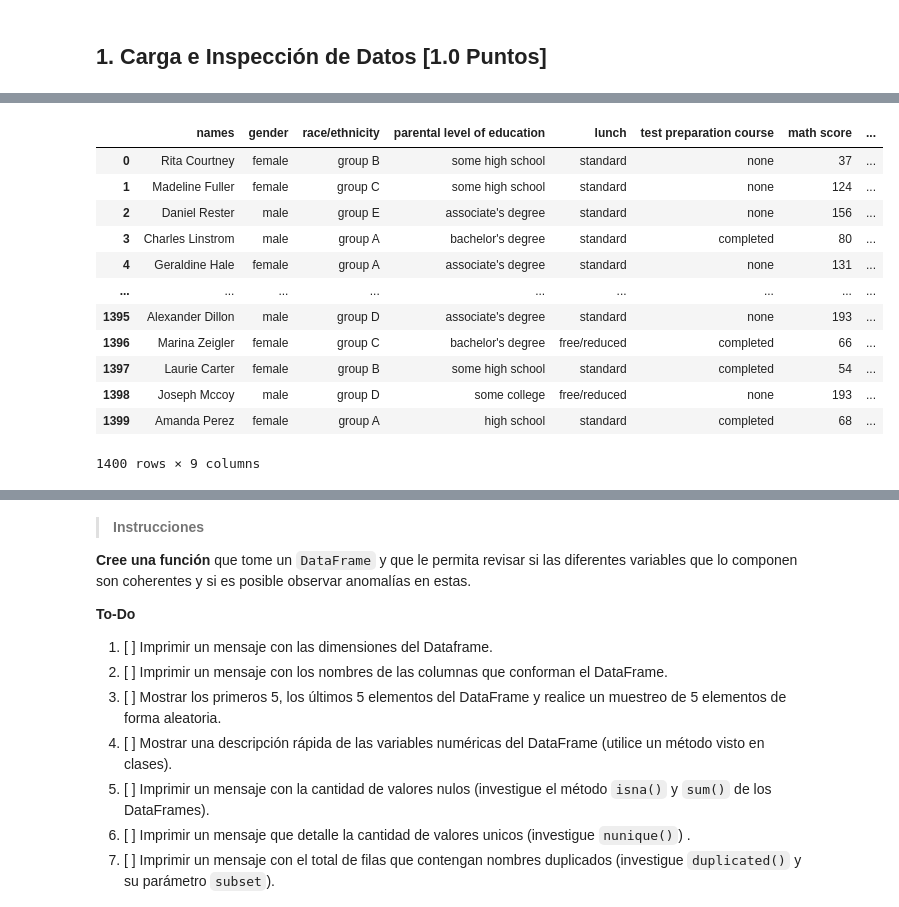
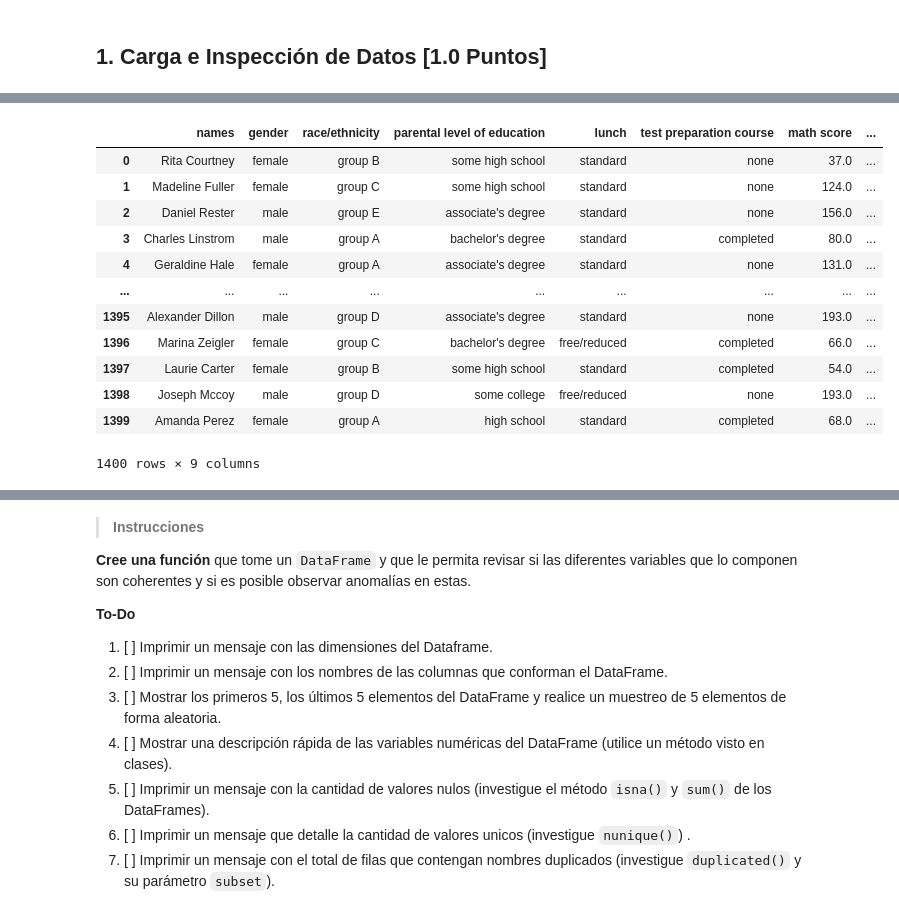
Before and after one commit to jesuow/LabPro, a Jupyter notebook: lab 3/Lab3.ipynb, the cells around one changed output, grey strips where cells are left out. Drawn from its saved outputs; the diff is of its cells as text; code cells hidden in the pictures.

````diff
--- a/lab 3/Lab3.ipynb
+++ b/lab 3/Lab3.ipynb
@@ -112,20 +112,22 @@ A continuación se muestra un ejemplo de los dos primeros registros del dataset:
   }
 ]
 ```
-# %%
-df_grades = pd.read_json("students_grades.json")
-df_grades
-# %% [output]
-|  | names | gender | race/ethnicity | parental level of education | lunch | test preparation course | math score | ... |
-| 0 | Rita Courtney | female | group B | some high school | standard | none | 37 | ... |
-| 1 | Madeline Fuller | female | group C | some high school | standard | none | 124 | ... |
-| 2 | Daniel Rester | male | group E | associate's degree | standard | none | 156 | ... |
-| 3 | Charles Linstrom | male | group A | bachelor's degree | standard | completed | 80 | ... |
-| 4 | Geraldine Hale | female | group A | associate's degree | standard | none | 131 | ... |
-| ... | ... | ... | ... | ... | ... | ... | ... | ... |
-| 1395 | Alexander Dillon | male | group D | associate's degree | standard | none | 193 | ... |
-| 1396 | Marina Zeigler | female | group C | bachelor's degree | free/reduced | completed | 66 | ... |
-| 1397 | Laurie Carter | female | group B | some high school | standard | completed | 54 | ... |
-| 1398 | Joseph Mccoy | male | group D | some college | free/reduced | none | 193 | ... |
-| 1399 | Amanda Perez | female | group A | high school | standard | completed | 68 | ... |
-1400 rows × 9 columns
+# %%
+df_grades = pd.read_json("students_grades.json")
+numeric_columns = ['math score', 'reading score', 'writing score']
+df_grades[numeric_columns] = df_grades[numeric_columns].apply(pd.to_numeric, errors='coerce')
+df_grades
+# %% [output]
+|  | names | gender | race/ethnicity | parental level of education | lunch | test preparation course | math score | ... |
+| 0 | Rita Courtney | female | group B | some high school | standard | none | 37.0 | ... |
+| 1 | Madeline Fuller | female | group C | some high school | standard | none | 124.0 | ... |
+| 2 | Daniel Rester | male | group E | associate's degree | standard | none | 156.0 | ... |
+| 3 | Charles Linstrom | male | group A | bachelor's degree | standard | completed | 80.0 | ... |
+| 4 | Geraldine Hale | female | group A | associate's degree | standard | none | 131.0 | ... |
+| ... | ... | ... | ... | ... | ... | ... | ... | ... |
+| 1395 | Alexander Dillon | male | group D | associate's degree | standard | none | 193.0 | ... |
+| 1396 | Marina Zeigler | female | group C | bachelor's degree | free/reduced | completed | 66.0 | ... |
+| 1397 | Laurie Carter | female | group B | some high school | standard | completed | 54.0 | ... |
+| 1398 | Joseph Mccoy | male | group D | some college | free/reduced | none | 193.0 | ... |
+| 1399 | Amanda Perez | female | group A | high school | standard | completed | 68.0 | ... |
+1400 rows × 9 columns
````
Also changed, not shown: parts of 9 cells of this notebook.
